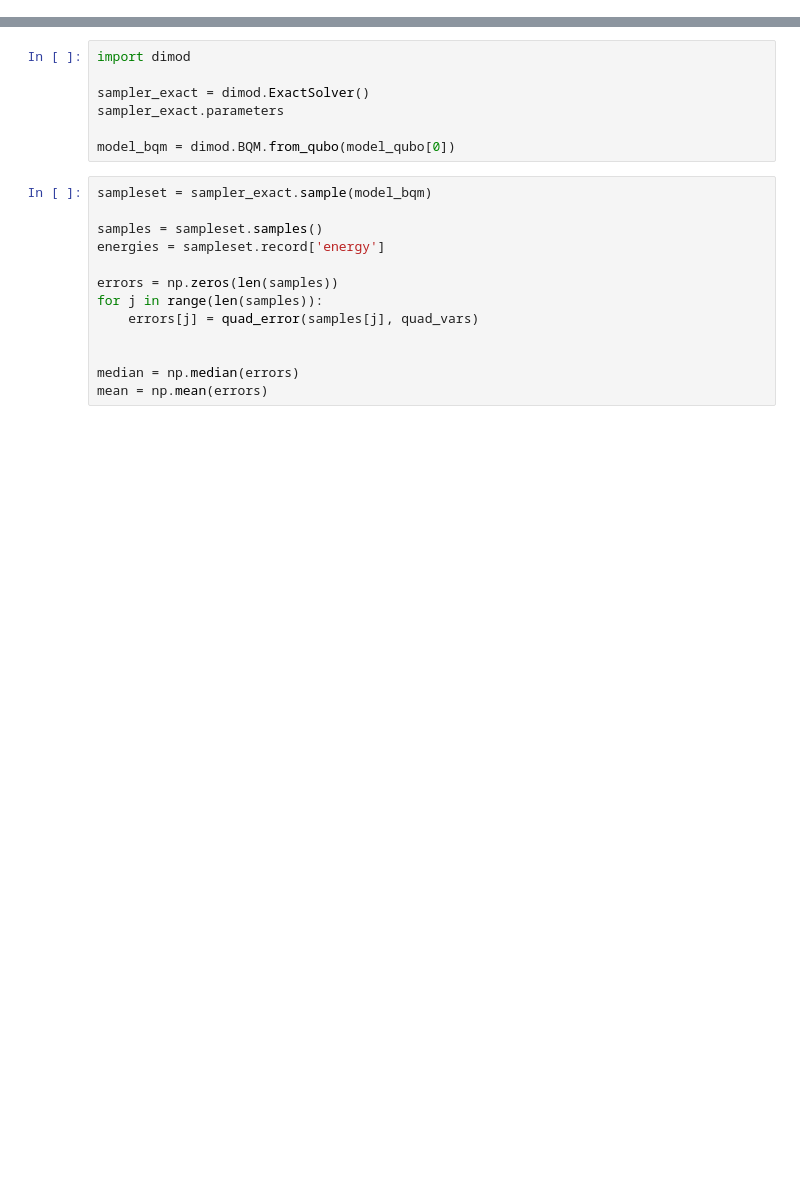
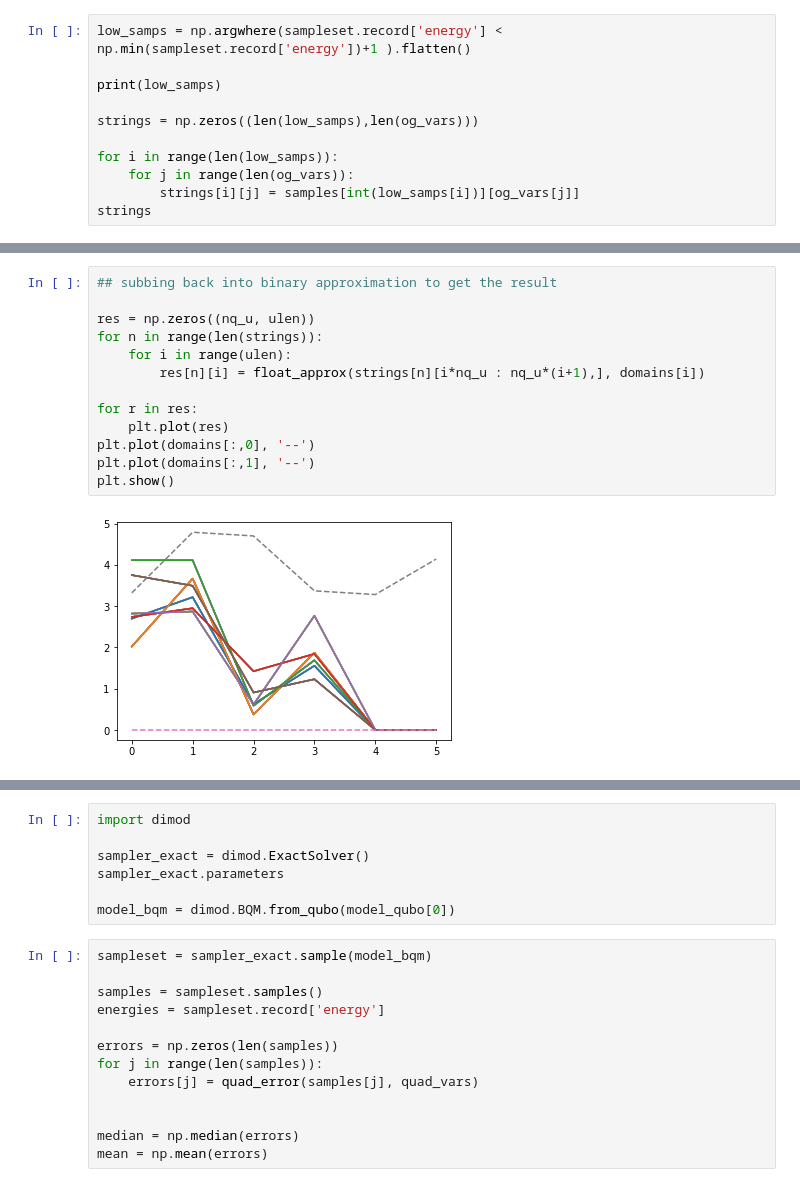
Before and after one commit to DBern97/Dwave-RAN-algs, a Jupyter notebook: Testing Max-norm.ipynb, the cells around one changed output, grey strips where cells are left out. Saved outputs shown, nothing was run; the diff lists cells and outputs as text; blank space fills up the shorter version.

```diff
--- a/Testing Max-norm.ipynb
+++ b/Testing Max-norm.ipynb
@@ -107,0 +90,11 @@ plt.show()
+# %%
+low_samps = np.argwhere(sampleset.record['energy'] < np.min(sampleset.record['energy'])+1 ).flatten()
+
+print(low_samps)
+
+strings = np.zeros((len(low_samps),len(og_vars)))
+
+for i in range(len(low_samps)):
+    for j in range(len(og_vars)):
+        strings[i][j] = samples[int(low_samps[i])][og_vars[j]]
+strings
@@ -107,0 +115,15 @@ plt.show()
+# %%
+## subbing back into binary approximation to get the result
+
+res = np.zeros((nq_u, ulen))
+for n in range(len(strings)):
+    for i in range(ulen):
+        res[n][i] = float_approx(strings[n][i*nq_u : nq_u*(i+1),], domains[i])
+
+for r in res:
+    plt.plot(res)
+plt.plot(domains[:,0], '--')
+plt.plot(domains[:,1], '--')
+plt.show()
+# %% [output]
+[figure, added]
```
Also changed, not shown: parts of 21 cells of this notebook, 3 other files.
